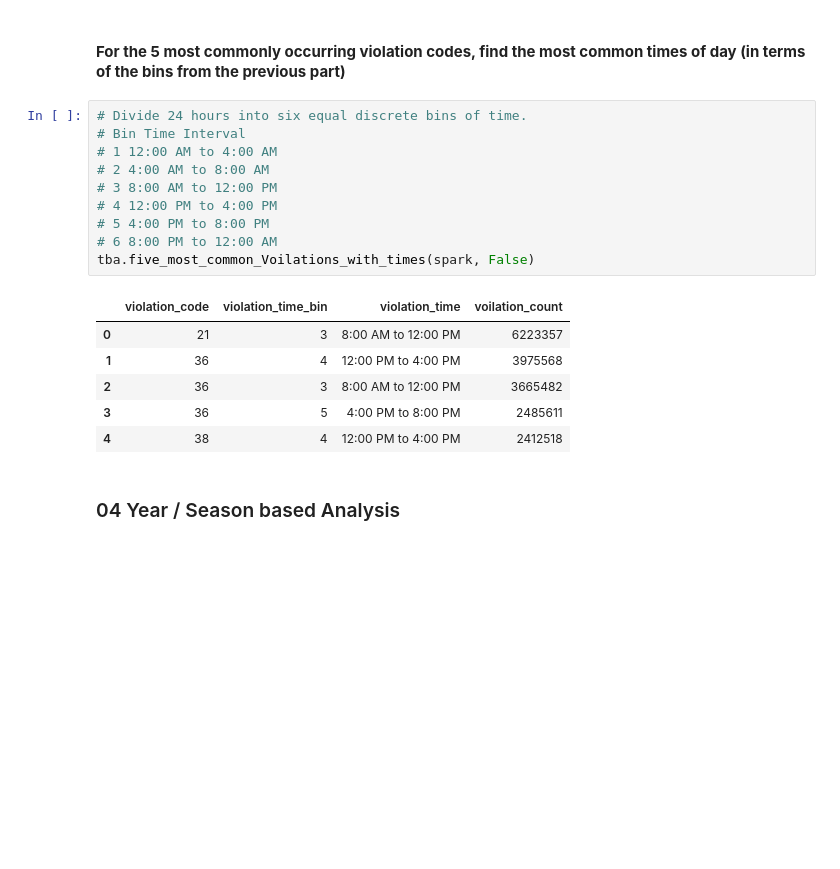
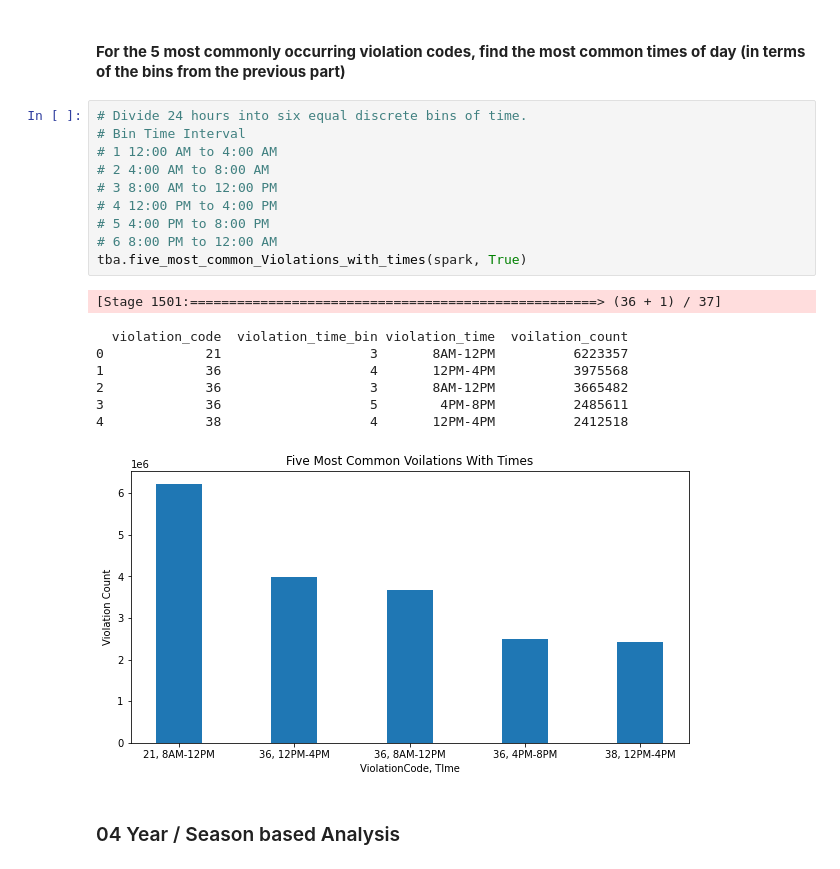
Before and after one commit to MTech-DA231-Project/NYC_Parking_Analysis, a Jupyter notebook: notebooks/nyc_parking_analysis_alldata.ipynb, the cells around one changed output. Drawn from its saved outputs; the diff is of its cells as text; blank space fills up the shorter version.

```diff
--- a/notebooks/nyc_parking_analysis_alldata.ipynb
+++ b/notebooks/nyc_parking_analysis_alldata.ipynb
@@ -525,20 +525,22 @@ tba.three_most_common_voilations_in_6_time_bins (spark, True)
 # %%
 # Divide 24 hours into six equal discrete bins of time.
 # Bin Time Interval
 # 1 12:00 AM to 4:00 AM
 # 2 4:00 AM to 8:00 AM
 # 3 8:00 AM to 12:00 PM
 # 4 12:00 PM to 4:00 PM
 # 5 4:00 PM to 8:00 PM
 # 6 8:00 PM to 12:00 AM
-tba.five_most_common_Voilations_with_times(spark, False)
+tba.five_most_common_Violations_with_times(spark, True)
 # %% [output]
-|  | violation_code | violation_time_bin | violation_time | voilation_count |
-| 0 | 21 | 3 | 8:00 AM to 12:00 PM | 6223357 |
-| 1 | 36 | 4 | 12:00 PM to 4:00 PM | 3975568 |
-| 2 | 36 | 3 | 8:00 AM to 12:00 PM | 3665482 |
-| 3 | 36 | 5 | 4:00 PM to 8:00 PM | 2485611 |
-| 4 | 38 | 4 | 12:00 PM to 4:00 PM | 2412518 |
+[Stage 1501:====================================================> (36 + 1) / 37]
+  violation_code  violation_time_bin violation_time  voilation_count
+0             21                   3       8AM-12PM          6223357
+1             36                   4       12PM-4PM          3975568
+2             36                   3       8AM-12PM          3665482
+3             36                   5        4PM-8PM          2485611
+4             38                   4       12PM-4PM          2412518
+[figure, added]
 # %% [markdown]
 ### 04 Year / Season based Analysis
 # %% [markdown]
```
Also changed, not shown: parts of 3 cells of this notebook, 3 other files.
